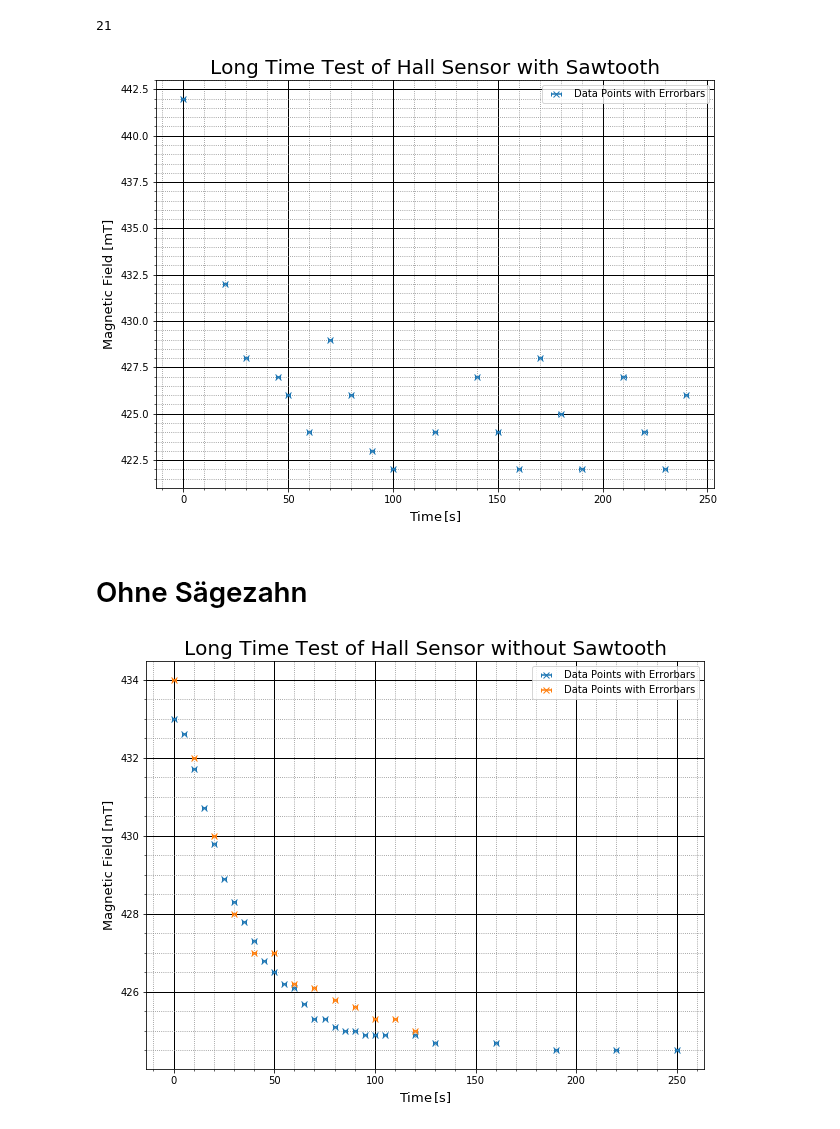
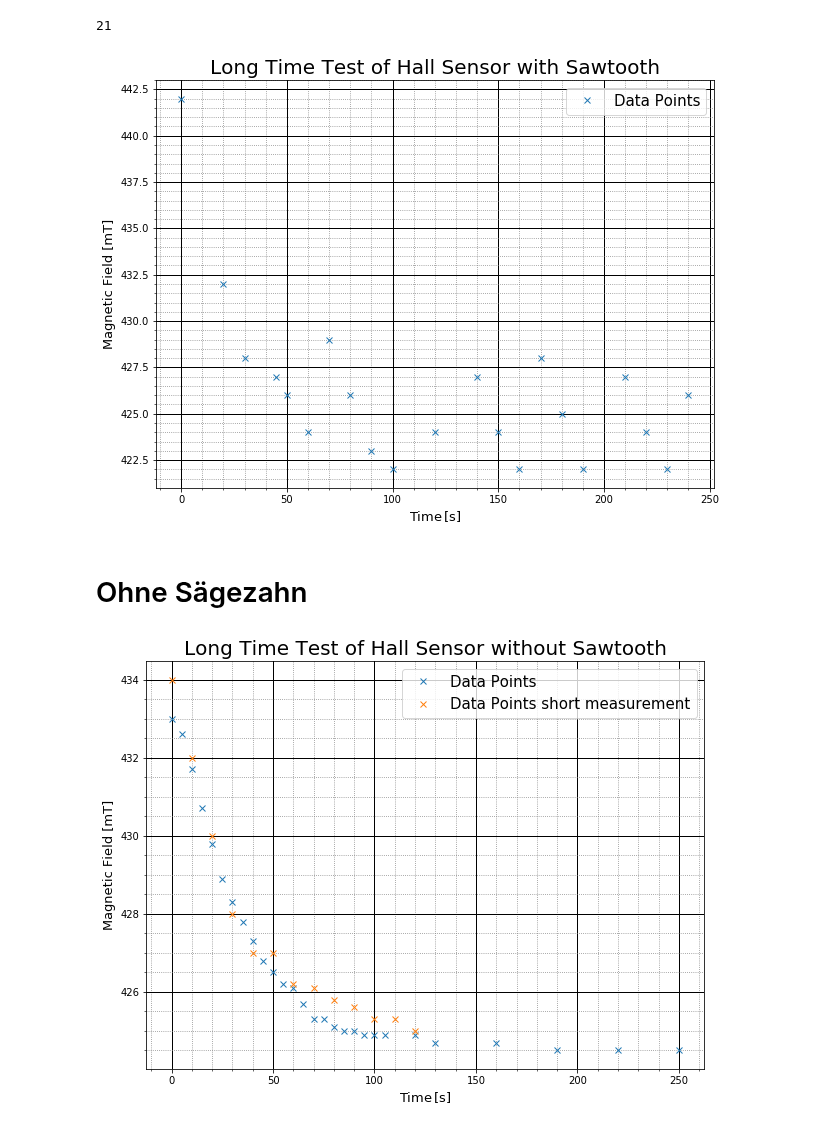
Before and after one commit to shockcookie/FP, a Jupyter notebook: Kernspin/Daten/Untitled Folder/Hallsonden.ipynb, the cells around one changed output. Cells and saved outputs as stored; diff of their text form; code cells hidden in the pictures.

```diff
--- a/Kernspin/Daten/Untitled Folder/Hallsonden.ipynb
+++ b/Kernspin/Daten/Untitled Folder/Hallsonden.ipynb
@@ -71,7 +71,7 @@ plt.rcParams["figure.figsize"] = fig_size
 
 ###   Errors / Fit / Plot
 
-plt.errorbar(Time_1, BFeld_1 ,xerr=Time_1_err, fmt='x',capsize=2,label='Data Points with Errorbars')
+plt.plot(Time_1, BFeld_1 ,'x', label='Data Points')
 
 ###   Label / Title
 
@@ -93,11 +93,11 @@ axes.grid(which='major', linestyle='-', linewidth='1', color='black')
 axes.grid(which='minor', linestyle=':', color='gray')
 axes.minorticks_on()
 
-plt.legend(loc=1)
-#plt.savefig('Hallsonde 1')
+plt.legend(loc=1,fontsize='15')
+plt.savefig('Hallsonde2')
 plt.show()
 # %% [output]
-[figure, old version]
+[figure, new version]
 # %% [markdown]
 # Ohne Sägezahn
 # %%
@@ -114,35 +114,35 @@ BFeld_3 = np.array([433,432.6,431.7,430.7,429.8,428.9,428.3,427.8,427.3,426.8,42
 fig_size = plt.rcParams["figure.figsize"]
 fig_size[0] = 10
 fig_size[1] = 7.5
 plt.rcParams["figure.figsize"] = fig_size
 
 ###   Errors / Fit / Plot
 
-plt.errorbar(Time_3, BFeld_3 ,xerr=Time_3_err, fmt='x',capsize=2,label='Data Points with Errorbars')
-plt.errorbar(Time_2, BFeld_2 ,xerr=Time_2_err, fmt='x',capsize=2,label='Data Points with Errorbars')
+plt.plot(Time_3, BFeld_3,'x',label='Data Points')
+plt.plot(Time_2, BFeld_2,'x',label='Data Points short measurement')
 
 ###   Label / Title
 
 plt.xlabel(r'$\mathrm{Time}\,[\mathrm{s}]$', fontsize=13)
 plt.ylabel(r'Magnetic Field [mT]', fontsize=13)
 plt.title('Long Time Test of Hall Sensor without Sawtooth', fontsize=20)
 
 ###   Axes / Grid
 
 axes = plt.gca()  ##  Searches current Axes
 
 #axes.set_xlim([0,28])
 #axes.set_ylim([412,427])
 
 #axes.set_yticks([0,10,20,30,40,50,60,70,80,90,100,110])
 #axes.set_xticks([0.1,0.2,0.3,0.4,0.5,0.6,0.7,0.8])
 
 axes.grid(which='major', linestyle='-', linewidth='1', color='black')
 axes.grid(which='minor', linestyle=':', color='gray')
 axes.minorticks_on()
 
-plt.legend(loc=1)
-#plt.savefig('Hallsonde 1')
+plt.legend(loc=1,fontsize='15')
+plt.savefig('Hallsonde 1')
 plt.show()
 # %% [output]
-[figure, old version]
+[figure, new version]
```
Also changed, not shown: parts of 1 cell of this notebook, 16 other files.
